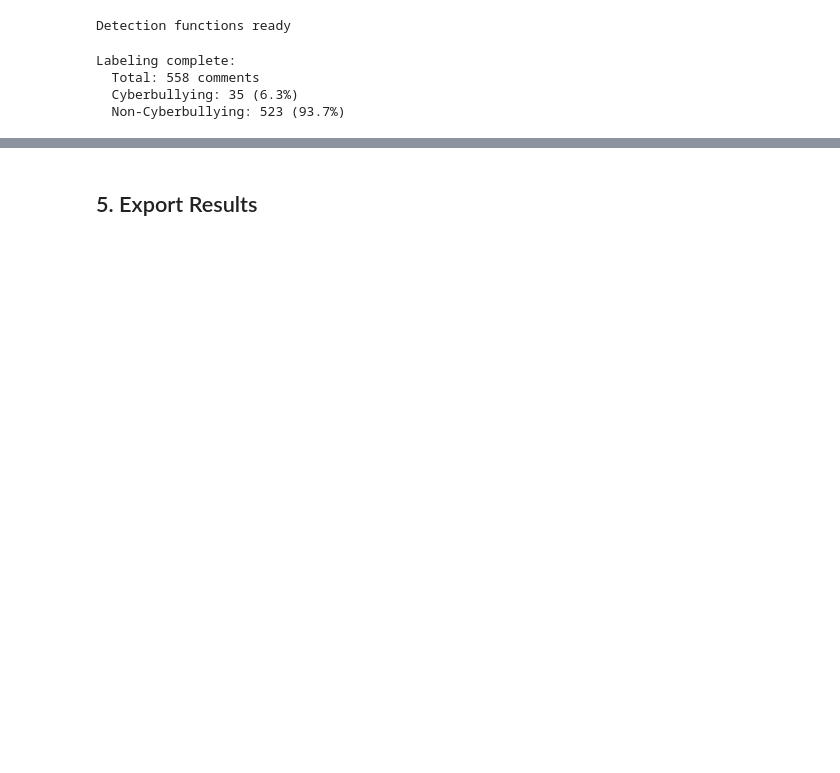
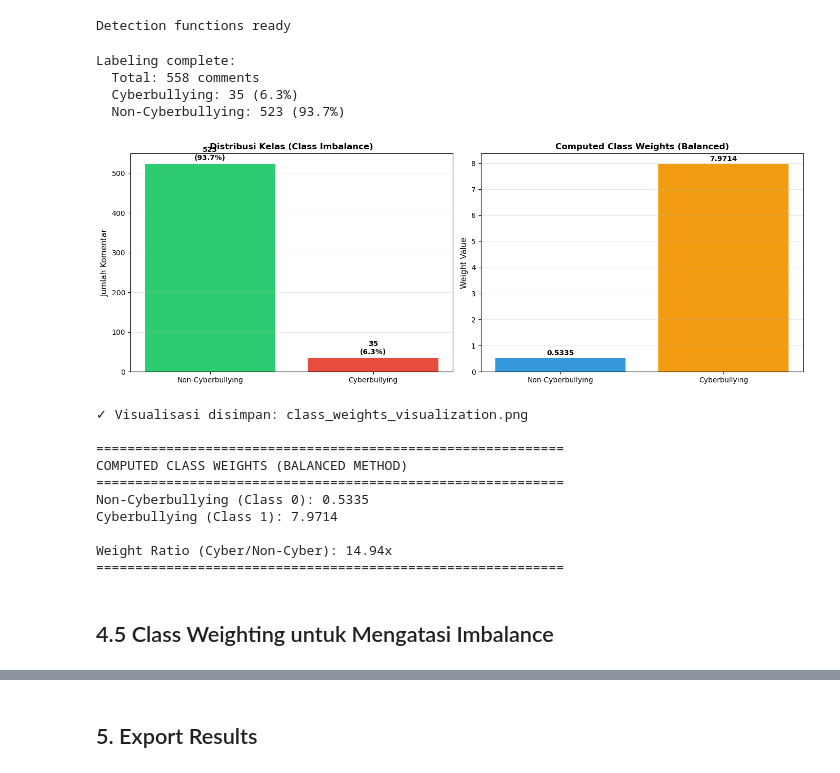
Before and after one commit to DikaWasHere/SKS, a Jupyter notebook: scrapping.ipynb, the cells around one changed output, grey strips where cells are left out. Drawn from its saved outputs; the diff is of its cells as text; code cells hidden in the pictures; blank space fills up the shorter version.

```diff
--- a/scrapping.ipynb
+++ b/scrapping.ipynb
@@ -373,3 +397,79 @@ Labeling complete:
   Total: 558 comments
   Cyberbullying: 35 (6.3%)
   Non-Cyberbullying: 523 (93.7%)
+# %%
+from sklearn.utils.class_weight import compute_class_weight
+import numpy as np
+import matplotlib.pyplot as plt
+
+# Hitung ulang distribusi untuk memastikan variabel tersedia
+cyber_count = sum(1 for item in comments_categorized_v2 if item[8] == 'cyberbullying')
+non_cyber_count = len(comments_categorized_v2) - cyber_count
+total = len(comments_categorized_v2)
+
+# Hitung class weights
+y_labels = np.array([1 if item[8] == 'cyberbullying' else 0 for item in comments_categorized_v2])
+class_weights = compute_class_weight(
+    class_weight='balanced',
+    classes=np.unique(y_labels),
+    y=y_labels
+)
+
+weight_dict = {
+    0: class_weights[0],  # Non-cyberbullying
+    1: class_weights[1]   # Cyberbullying
+}
+
+# Visualisasi Class Distribution dan Weights
+fig, axes = plt.subplots(1, 2, figsize=(14, 5))
+
+# Plot 1: Class Distribution
+axes[0].bar(['Non-Cyberbullying', 'Cyberbullying'],
+            [non_cyber_count, cyber_count],
+            color=['#2ecc71', '#e74c3c'])
+axes[0].set_ylabel('Jumlah Komentar', fontsize=11)
+axes[0].set_title('Distribusi Kelas (Class Imbalance)', fontsize=12, fontweight='bold')
+axes[0].grid(axis='y', alpha=0.3)
+for i, (label, count) in enumerate(zip(['Non-Cyber', 'Cyber'], [non_cyber_count, cyber_count])):
+    axes[0].text(i, count + total*0.01, f'{count}\n({count/total*100:.1f}%)',
+                 ha='center', va='bottom', fontsize=10, fontweight='bold')
+
+# Plot 2: Class Weights
+axes[1].bar(['Non-Cyberbullying', 'Cyberbullying'],
+            [weight_dict[0], weight_dict[1]],
+            color=['#3498db', '#f39c12'])
+axes[1].set_ylabel('Weight Value', fontsize=11)
+axes[1].set_title('Computed Class Weights (Balanced)', fontsize=12, fontweight='bold')
+axes[1].grid(axis='y', alpha=0.3)
+for i, (label, weight) in enumerate(zip(['Class 0', 'Class 1'], [weight_dict[0], weight_dict[1]])):
+    axes[1].text(i, weight + 0.05, f'{weight:.4f}',
+                 ha='center', va='bottom', fontsize=10, fontweight='bold')
+
+plt.tight_layout()
+plt.savefig('class_weights_visualization.png', dpi=300, bbox_inches='tight')
+plt.show()
+
+print("✓ Visualisasi disimpan: class_weights_visualization.png")
+
+# Print weight info
+print(f"\n" + "=" * 60)
+print("COMPUTED CLASS WEIGHTS (BALANCED METHOD)")
+print("=" * 60)
+print(f"Non-Cyberbullying (Class 0): {weight_dict[0]:.4f}")
+print(f"Cyberbullying (Class 1): {weight_dict[1]:.4f}")
+print(f"\nWeight Ratio (Cyber/Non-Cyber): {weight_dict[1]/weight_dict[0]:.2f}x")
+print("=" * 60)
+# %% [output]
+[figure, added]
+✓ Visualisasi disimpan: class_weights_visualization.png
+
+============================================================
+COMPUTED CLASS WEIGHTS (BALANCED METHOD)
+============================================================
+Non-Cyberbullying (Class 0): 0.5335
+Cyberbullying (Class 1): 7.9714
+
+Weight Ratio (Cyber/Non-Cyber): 14.94x
+============================================================
+# %% [markdown]
+## 4.5 Class Weighting untuk Mengatasi Imbalance
```
Also changed, not shown: parts of 17 cells of this notebook.
